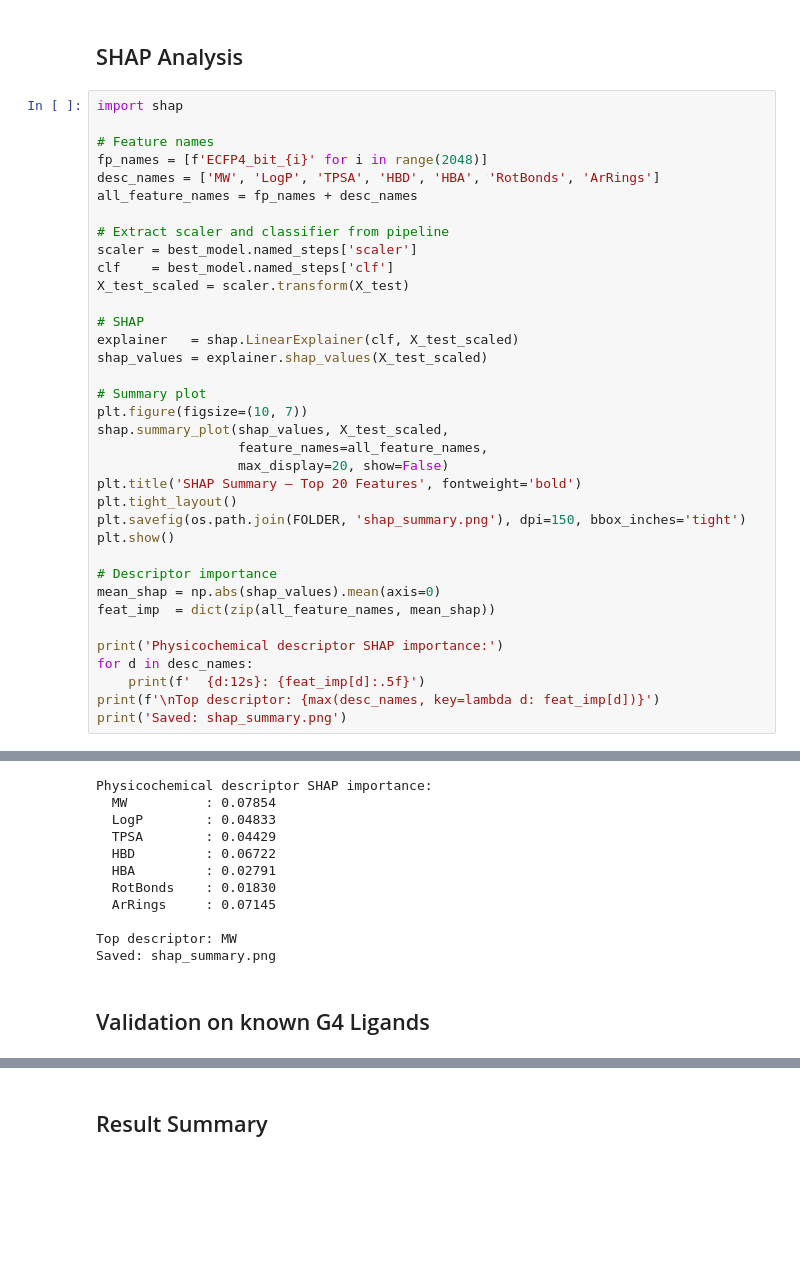
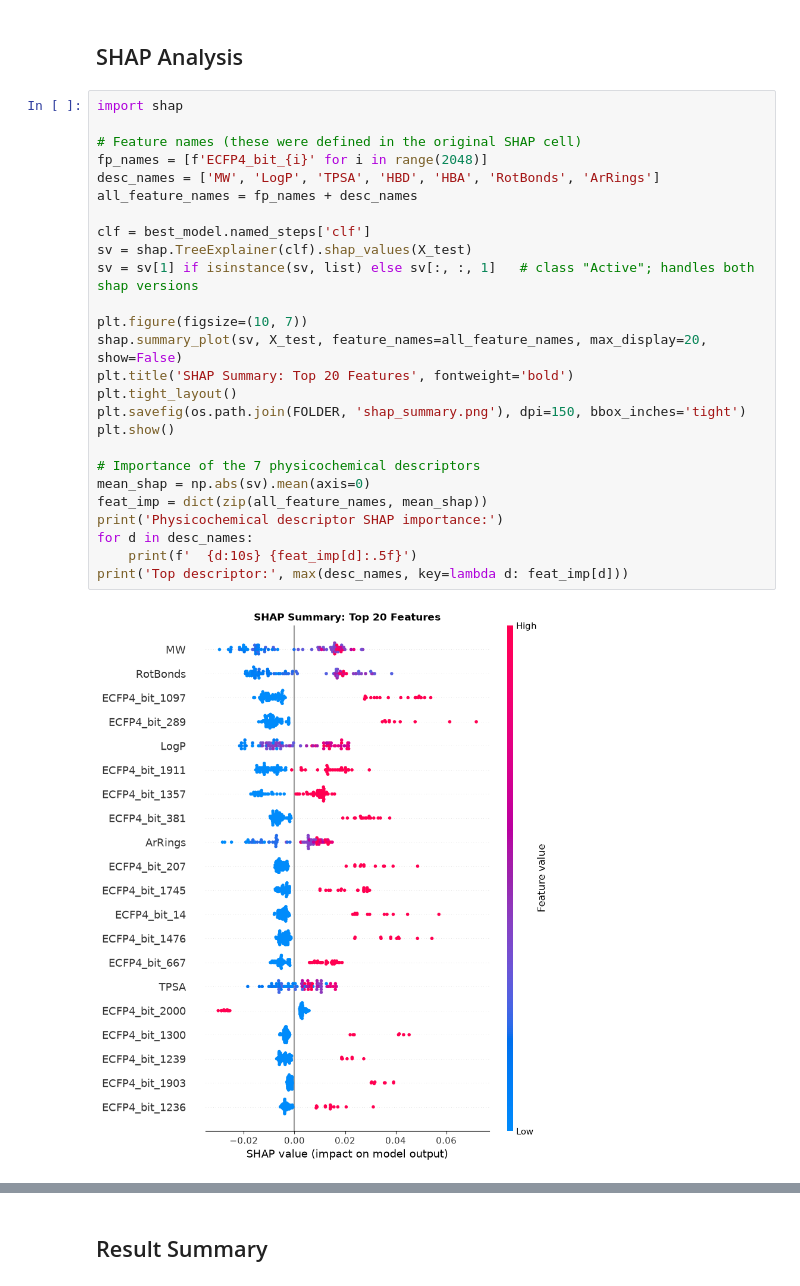
Before and after one commit to Agni-18/g4-ligand-classifier, a Jupyter notebook: g4_ligand_classifier_final.ipynb, the cells around one changed output, grey strips where cells are left out. Drawn from its saved outputs; the diff is of its cells as text; blank space fills up the shorter version.

```diff
--- a/g4_ligand_classifier_final.ipynb
+++ b/g4_ligand_classifier_final.ipynb
@@ -357,37 +454,28 @@ Saved: test_evaluation.png
 # %%
 import shap
 
-# Feature names
+# Feature names (these were defined in the original SHAP cell)
 fp_names = [f'ECFP4_bit_{i}' for i in range(2048)]
 desc_names = ['MW', 'LogP', 'TPSA', 'HBD', 'HBA', 'RotBonds', 'ArRings']
 all_feature_names = fp_names + desc_names
 
-# Extract scaler and classifier from pipeline
-scaler = best_model.named_steps['scaler']
-clf    = best_model.named_steps['clf']
-X_test_scaled = scaler.transform(X_test)
+clf = best_model.named_steps['clf']
+sv = shap.TreeExplainer(clf).shap_values(X_test)
+sv = sv[1] if isinstance(sv, list) else sv[:, :, 1]   # class "Active"; handles both shap versions
 
-# SHAP
-explainer   = shap.LinearExplainer(clf, X_test_scaled)
-shap_values = explainer.shap_values(X_test_scaled)
-
-# Summary plot
 plt.figure(figsize=(10, 7))
-shap.summary_plot(shap_values, X_test_scaled,
-                  feature_names=all_feature_names,
-                  max_display=20, show=False)
-plt.title('SHAP Summary — Top 20 Features', fontweight='bold')
+shap.summary_plot(sv, X_test, feature_names=all_feature_names, max_display=20, show=False)
+plt.title('SHAP Summary: Top 20 Features', fontweight='bold')
 plt.tight_layout()
 plt.savefig(os.path.join(FOLDER, 'shap_summary.png'), dpi=150, bbox_inches='tight')
 plt.show()
 
-# Descriptor importance
-mean_shap = np.abs(shap_values).mean(axis=0)
-feat_imp  = dict(zip(all_feature_names, mean_shap))
-
+# Importance of the 7 physicochemical descriptors
+mean_shap = np.abs(sv).mean(axis=0)
+feat_imp = dict(zip(all_feature_names, mean_shap))
 print('Physicochemical descriptor SHAP importance:')
 for d in desc_names:
-    print(f'  {d:12s}: {feat_imp[d]:.5f}')
-print(f'\nTop descriptor: {max(desc_names, key=lambda d: feat_imp[d])}')
-print('Saved: shap_summary.png')
+    print(f'  {d:10s} {feat_imp[d]:.5f}')
+print('Top descriptor:', max(desc_names, key=lambda d: feat_imp[d]))
 # %% [output]
+[figure, new version]
@@ -396,13 +490,0 @@ Background dataset has 120 samples but max_samples=100. Subsampling to 100 sampl
-Physicochemical descriptor SHAP importance:
-  MW          : 0.07854
-  LogP        : 0.04833
-  TPSA        : 0.04429
-  HBD         : 0.06722
-  HBA         : 0.02791
-  RotBonds    : 0.01830
-  ArRings     : 0.07145
-
-Top descriptor: MW
-Saved: shap_summary.png
-# %% [markdown]
-## Validation on known G4 Ligands
```
Also changed, not shown: parts of 16 cells of this notebook, 8 other files.
